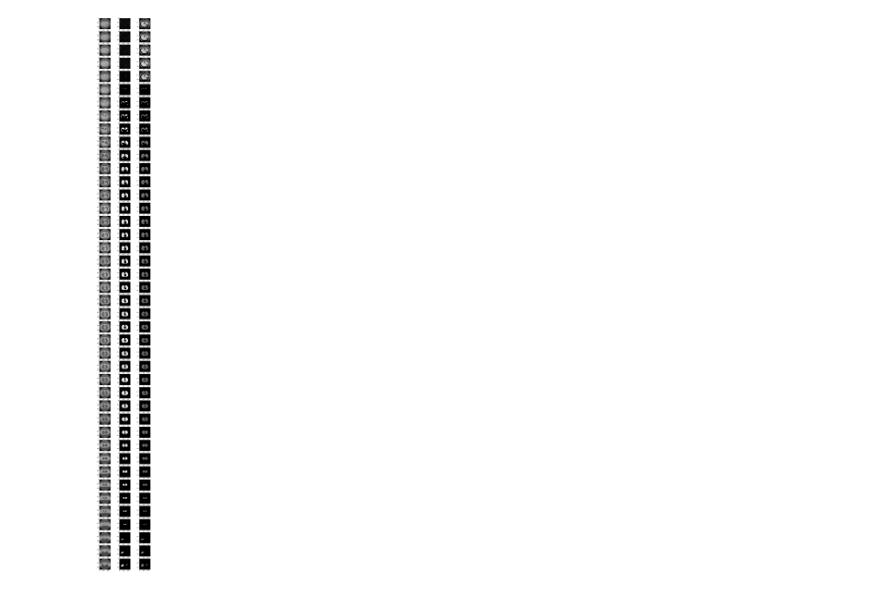
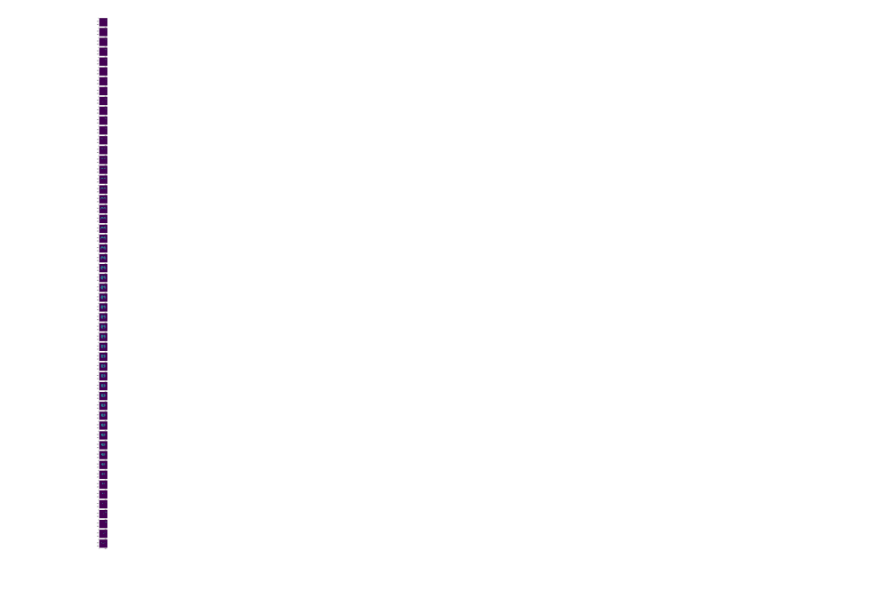
Before and after one commit to ByeonChanHO/COVID-19_Automatic_Diagnosis_System_by_CT, a Jupyter notebook: preprocess_arrange.ipynb, the cells around one changed output. Saved outputs shown, nothing was run; the diff lists cells and outputs as text; code cells hidden in the pictures.

```diff
--- a/preprocess_arrange.ipynb
+++ b/preprocess_arrange.ipynb
@@ -324,37 +318,51 @@ Epoch 00020: ReduceLROnPlateau reducing learning rate to 0.00020000000949949026.
+# %%
+def get_predict_part(original ,predict) :
+    copy_original = original.copy()
+
+    for k, pred in enumerate(predict):
+        pred_sum = pred[pred > 0]
+        pred_mean = np.mean(pred_sum)
+        if(np.min(copy_original[k]) >= 0) :
+            copy_original[k][pred < pred_mean] = 0
+        else :
+            copy_original[k][pred < pred_mean] = -2048
+
+    return copy_original
 # %%
-test_name = "study_1110.nii.gz"
-test_data = nib.load(test_name)
+all_data_path= "transe"
+original_data_path = "transe/data"
+answer_data_path = "transe/transe"
 
-test_array = np.array(test_data.get_fdata(), dtype=np.float32)
-test_array = test_array.T
+data_set_folder_list = os.listdir(original_data_path)
 
-test = np.empty(( len(test_array),256,256, 1), dtype=np.float32)
+for i, folder_name in enumerate(data_set_folder_list):
+    address  = original_data_path + '/' + folder_name
+    folder_video_set = os.listdir(address)
+    for j, tar_name in enumerate(folder_video_set) :
+        tar_address = address + '/' + tar_name
+        raw_img = nib.load(tar_address)
+        img_array = np.array(raw_img.get_fdata(), dtype=np.float32)
+        images = img_array.T
+        img_data = np.empty(( len(images), 256, 256, 1), dtype=np.float32)
+        for i, image_array in enumerate(images) :
+            img = resize(image_array, output_shape=(256, 256, 1), preserve_range=True)
+            img_data[i] = img
+        pres = model.predict(img_data)
 
-for i,img in enumerate(test_array):
-    image = resize(img, output_shape=(256, 256, 1), preserve_range=True)
-#     img_sum = image[image > -2048]
-#     img_mean = np.mean(img_sum)
-#     image[image < -1000] = -2048
-    test[i] = image
+        predict_lung = get_predict_part(img_data ,pres)
 
 
 
-preds=model.predict(test)
-
-
-fig, ax = plt.subplots(len(preds), 3, figsize=(10, 100))
-temp = np.empty((256, 256, 1), dtype=np.float32)
-
-for i, pred in enumerate(preds):
-    ax[i,0].imshow(test[i].squeeze(), cmap = "gray")
-    ax[i,1].imshow(pred.squeeze(), cmap = "gray")
-    temp = test[i]
-    pred_sum = pred[pred > 0]
-    pred_mean = np.mean(pred_sum)
-    if(np.min(temp) >= 0) :
-        temp[pred < pred_mean] = 0
-    else :
-        temp[pred < pred_mean] = -2048
-    ax[i, 2].imshow(temp.squeeze(), cmap='gray')
+        save_address = answer_data_path + "/" + folder_name + "/" + tar_name
+        np.save(save_address, predict_lung)
-# %% [output]
-[figure, removed]
+# %%
+fff = 'transe/transe/CT-2/study_0939.nii.gz.npy'
+sss=np.load(fff)
+
+fig, ax = plt.subplots(54, 1, figsize=(10, 100))
+
+
+for i in range(54):
+    ax[i].imshow(sss[i].squeeze())
+# %% [output]
+[figure, added]
```
Also changed, not shown: parts of 15 cells of this notebook.
